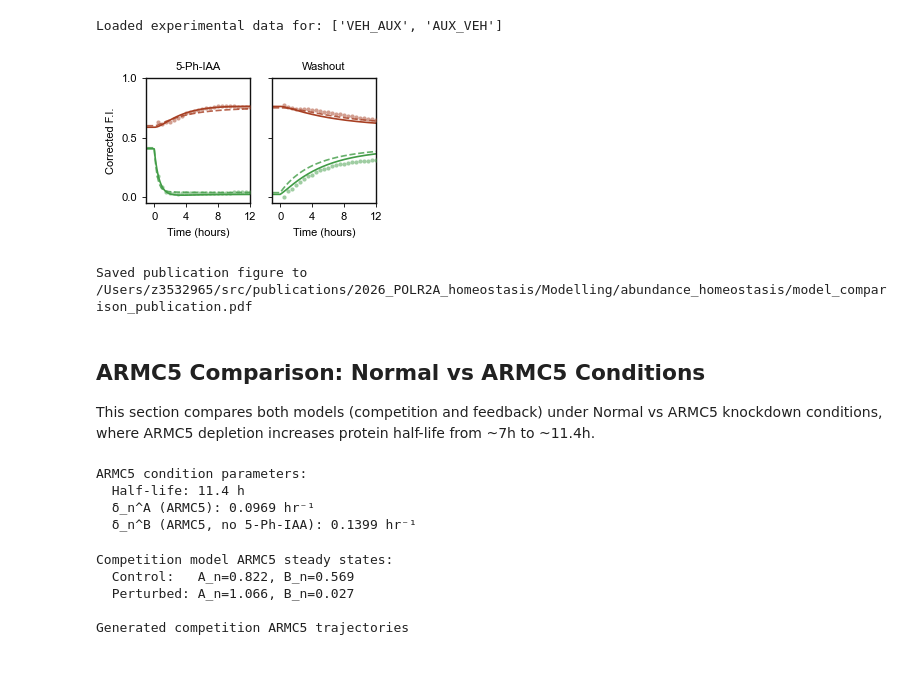
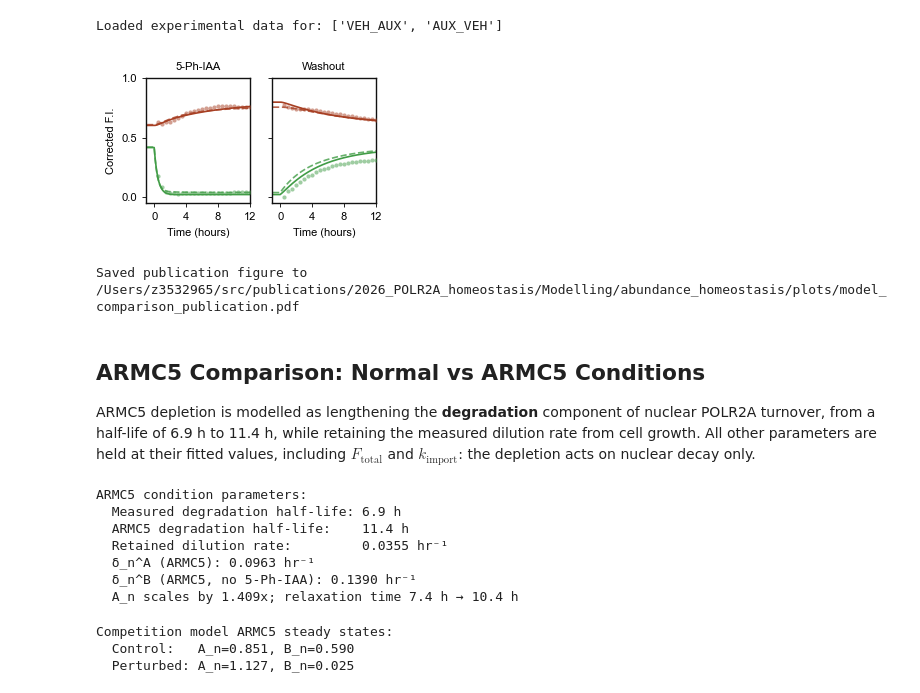
Before and after one commit to berrygroup/publications, a Jupyter notebook: 2026_POLR2A_homeostasis/Modelling/abundance_homeostasis/3_model_comparison.ipynb, the cells around one changed output. Saved outputs shown, nothing was run; the diff lists cells and outputs as text; code cells hidden in the pictures; blank space fills up the shorter version.

```diff
--- a/2026_POLR2A_homeostasis/Modelling/abundance_homeostasis/3_model_comparison.ipynb
+++ b/2026_POLR2A_homeostasis/Modelling/abundance_homeostasis/3_model_comparison.ipynb
@@ -57,11 +58,14 @@ plt.rcParams.update(
 # %% [markdown]
 ## Load Fitted Parameters
 # %%
-# Load fitted parameters from both models
-comp_params = load_parameters("fitted_parameters/competition_params.json")
+# Load fitted parameters from both models.
+# The competition model uses the SELECTED fit (K_M fixed at 1e-3, R_cyt = 0.2), which is the
+# parameter set reported in the methods. See the note at the top of this notebook.
+COMP_PARAMS_PATH = Path("fitted_parameters/competition_params_R0_2_manual_K_M.json")
+comp_params = load_parameters(COMP_PARAMS_PATH)
 fb_params = load_parameters("fitted_parameters/feedback_params.json")
 
-print("Competition model parameters:")
+print(f"Competition model parameters  ({COMP_PARAMS_PATH.name}):")
 for key, val in comp_params.items():
     print(f"  {key}: {val:.6f}" if isinstance(val, float) else f"  {key}: {val}")
 
@@ -128,17 +130,19 @@ delta_f_B_perturbed = delta_f_A + DELTA_N_B_DEGRON_COMP
 delta_n_B_control = DELTA_N_B
 delta_n_B_perturbed = DELTA_N_B + DELTA_N_B_DEGRON_COMP
 
-# Calculate steady states
-comp_ss_control = integrate_competition_to_steady_state(
+# Steady states, solved algebraically rather than by integrating to t = 200 h
+# (see the validation cell in notebook 1)
+comp_ss_control = competition_steady_state(
     comp_params, delta_f_B_control, DELTA_N_A, delta_n_B_control
 )
-comp_ss_perturbed = integrate_competition_to_steady_state(
+comp_ss_perturbed = competition_steady_state(
     comp_params, delta_f_B_perturbed, DELTA_N_A, delta_n_B_perturbed
 )
 
 print("Competition model steady states:")
 print(f"  Control:   A_n={comp_ss_control[2]:.3f}, B_n={comp_ss_control[3]:.3f}")
 print(f"  Perturbed: A_n={comp_ss_perturbed[2]:.3f}, B_n={comp_ss_perturbed[3]:.3f}")
+print(f"  Buffering of A_n: {comp_ss_perturbed[2] / comp_ss_control[2]:.3f}")
 
 # Simulate trajectories
 comp_trajectories = {}
@@ -349,40 +354,43 @@ for idx, (ax, (code, title)) in enumerate(zip(axes, conditions_pub)):
     ax.set_ylim(-0.05, 1.0)
     ax.set_xticks([0, 4, 8, 12])
     ax.set_yticks([0.0, 0.5, 1.0])
     ax.tick_params(
         axis="both", which="both", direction="out", length=3.0, width=0.6, labelsize=8
     )
     ax.set_title(title, fontsize=8)
     ax.set_xlabel("Time (hours)", fontsize=8)
 
     if idx == 0:
         ax.set_ylabel("Corrected F.I.", fontsize=8)
     else:
         ax.set_ylabel("")
 
     for spine in ax.spines.values():
         spine.set_visible(True)
         spine.set_linewidth(1.0)
         spine.set_color("#111111")
 
 axes[0].set_xticklabels(["0", "4", "8", "12"])
 axes[1].set_xticklabels(["0", "4", "8", "12"])
 
 fig.tight_layout()
 
 # Save to publication path
-output_pub_path = Path("model_comparison_publication.pdf")
+output_pub_path = Path("plots/model_comparison_publication.pdf")
 fig.savefig(output_pub_path, bbox_inches="tight")
 plt.show()
 
 print(f"Saved publication figure to {output_pub_path.resolve()}")
 # %% [output]
-[figure, old version]
+[figure, new version]
-Saved publication figure to /Users/z3532965/src/publications/2026_POLR2A_homeostasis/Modelling/abundance_homeostasis/model_comparison_publication.pdf
+Saved publication figure to /Users/z3532965/src/publications/2026_POLR2A_homeostasis/Modelling/abundance_homeostasis/plots/model_comparison_publication.pdf
 # %% [markdown]
 ## ARMC5 Comparison: Normal vs ARMC5 Conditions
 
-This section compares both models (competition and feedback) under Normal vs ARMC5 knockdown conditions, where ARMC5 depletion increases protein half-life from ~7h to ~11.4h.
+ARMC5 depletion is modelled as lengthening the **degradation** component of nuclear POLR2A
+turnover, from a half-life of 6.9 h to 11.4 h, while retaining the measured dilution rate from
+cell growth. All other parameters are held at their fitted values, including $F_\mathrm{total}$
+and $k_\mathrm{import}$: the depletion acts on nuclear decay only.
 # %%
 # ARMC5 condition: longer protein half-life (11.4h vs 7h)
 # Load bleach chase data to calculate ARMC5 degradation rate
@@ -392,26 +400,41 @@ bleach_chase_df_armc5 = pd.read_csv(bleach_chase_path_armc5, index_col=0)
 # For ARMC5, use a fixed half-life of 11.4 hours (from prior experiments)
 HALFLIFE_ARMC5 = 11.4
 
-# Bleach-chase VEH components (degradation and dilution measured separately)
-veh_bc = bleach_chase_df_armc5[bleach_chase_df_armc5["Treatment"] == "VEH"]
-removal_rate = veh_bc["RemovalRate_perhr"].mean()  # total = degradation + dilution
-degradation_rate = veh_bc["DegradationRate_perhr"].mean()
+# Bleach-chase components, pooled across vehicle and 5-Ph-IAA (matching notebook 1:
+# the removal rate is indistinguishable between treatments, so all n = 6 are used).
+removal_rate = bleach_chase_df_armc5["RemovalRate_perhr"].mean()
+degradation_rate = bleach_chase_df_armc5["DegradationRate_perhr"].mean()
+dilution_rate = bleach_chase_df_armc5["GrowthRate_perhr"].mean()
+
+# The measured rate here must match the one from the fitted parameters.
+assert np.isclose(removal_rate, DELTA_N_A, rtol=1e-4), (
+    f"Bleach-chase removal rate ({removal_rate:.4f}) does not match delta_n_A in the "
+    f"parameter file ({DELTA_N_A:.4f}); re-run notebook 1."
+)
 
 # Switch the measured degradation out for the ARMC5 half-life; keep the measured dilution.
-DELTA_N_A_ARMC5 = removal_rate - degradation_rate + np.log(2) / HALFLIFE_ARMC5
+DELTA_N_A_ARMC5 = dilution_rate + np.log(2) / HALFLIFE_ARMC5
 DELTA_N_B_FACTOR_ARMC5 = DELTA_N_B_FACTOR  # Same ratio as Normal
 
-print(f"ARMC5 condition parameters:")
-print(f"  Half-life: {HALFLIFE_ARMC5:.1f} h")
+print("ARMC5 condition parameters:")
+print(f"  Measured degradation half-life: {np.log(2) / degradation_rate:.1f} h")
+print(f"  ARMC5 degradation half-life:    {HALFLIFE_ARMC5:.1f} h")
+print(f"  Retained dilution rate:         {dilution_rate:.4f} hr⁻¹")
 print(f"  δ_n^A (ARMC5): {DELTA_N_A_ARMC5:.4f} hr⁻¹")
 print(
     f"  δ_n^B (ARMC5, no 5-Ph-IAA): {DELTA_N_B_FACTOR_ARMC5 * DELTA_N_A_ARMC5:.4f} hr⁻¹"
 )
+print(
+    f"  A_n scales by {DELTA_N_A / DELTA_N_A_ARMC5:.3f}x; relaxation time {1 / DELTA_N_A:.1f} h → {1 / DELTA_N_A_ARMC5:.1f} h"
+)
 # %% [output]
 ARMC5 condition parameters:
-  Half-life: 11.4 h
-  δ_n^A (ARMC5): 0.0969 hr⁻¹
-  δ_n^B (ARMC5, no 5-Ph-IAA): 0.1399 hr⁻¹
+  Measured degradation half-life: 6.9 h
+  ARMC5 degradation half-life:    11.4 h
+  Retained dilution rate:         0.0355 hr⁻¹
+  δ_n^A (ARMC5): 0.0963 hr⁻¹
+  δ_n^B (ARMC5, no 5-Ph-IAA): 0.1390 hr⁻¹
+  A_n scales by 1.409x; relaxation time 7.4 h → 10.4 h
 # %%
 # Generate competition model trajectories for ARMC5 condition
 delta_f_A_armc5 = comp_params["delta_f_A"]  # Use same cytoplasmic degradation
@@ -422,11 +445,11 @@ delta_n_B_perturbed_armc5 = (
     DELTA_N_B_FACTOR_ARMC5 * DELTA_N_A_ARMC5 + DELTA_N_B_DEGRON_COMP
 )
 
-# Calculate steady states for ARMC5
-comp_ss_control_armc5 = integrate_competition_to_steady_state(
+# Calculate steady states for ARMC5 (algebraic solver, as above)
+comp_ss_control_armc5 = competition_steady_state(
     comp_params, delta_f_B_control_armc5, DELTA_N_A_ARMC5, delta_n_B_control_armc5
 )
-comp_ss_perturbed_armc5 = integrate_competition_to_steady_state(
+comp_ss_perturbed_armc5 = competition_steady_state(
     comp_params, delta_f_B_perturbed_armc5, DELTA_N_A_ARMC5, delta_n_B_perturbed_armc5
 )
 
@@ -451,14 +474,10 @@ traj_armc5, times_armc5 = simulate_competition_trajectory(
 comp_trajectories_armc5 = {
     "VEH_AUX": {"time": times_armc5, "A_n": traj_armc5[2], "B_n": traj_armc5[3]}
 }
-
-print("\nGenerated competition ARMC5 trajectories")
 # %% [output]
 Competition model ARMC5 steady states:
-  Control:   A_n=0.822, B_n=0.569
-  Perturbed: A_n=1.066, B_n=0.027
-
-Generated competition ARMC5 trajectories
+  Control:   A_n=0.851, B_n=0.590
+  Perturbed: A_n=1.127, B_n=0.025
 # %%
 # Generate feedback model trajectories for ARMC5 condition
 delta_A_armc5 = DELTA_N_A_ARMC5
```
Also changed, not shown: parts of 8 cells of this notebook, 5 other files.
